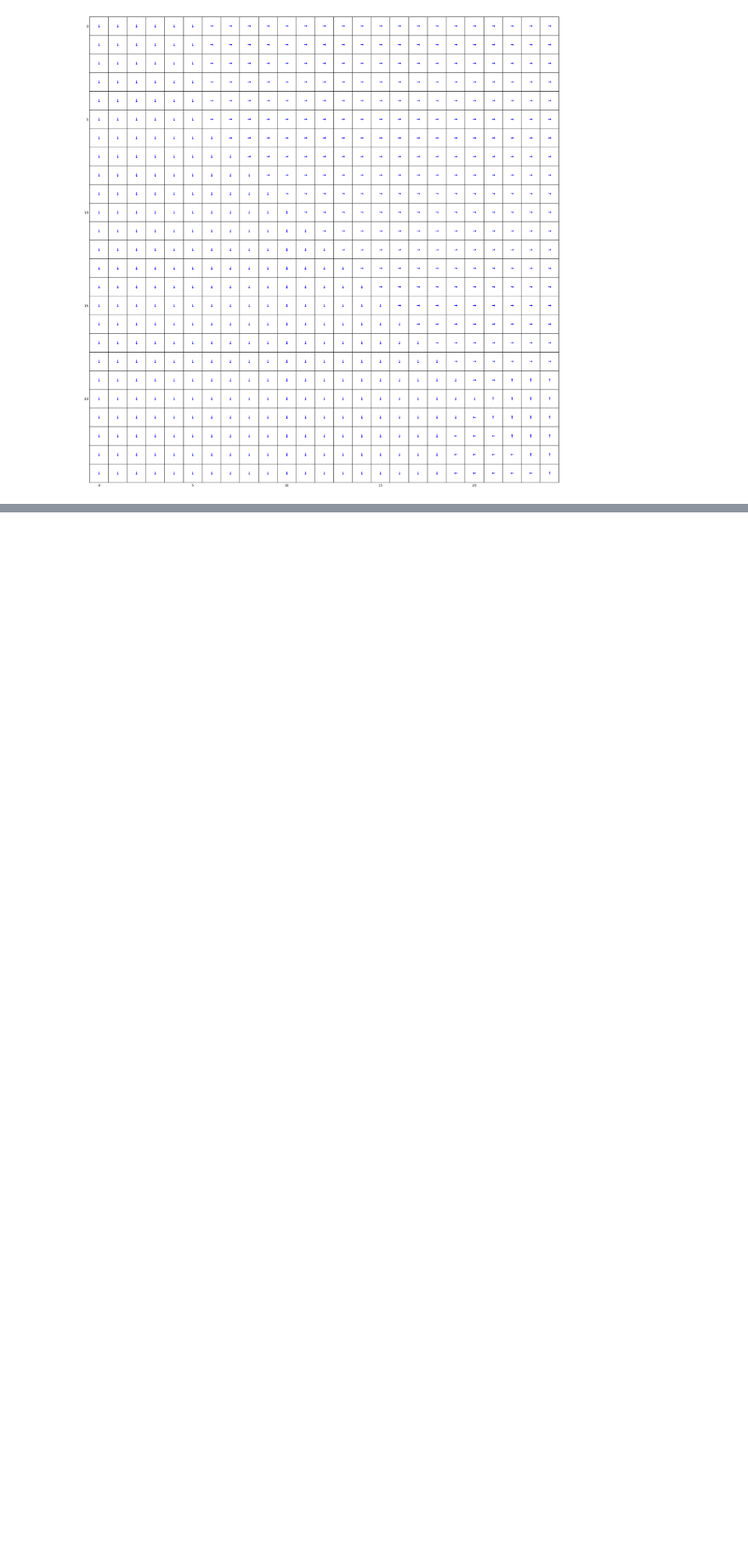
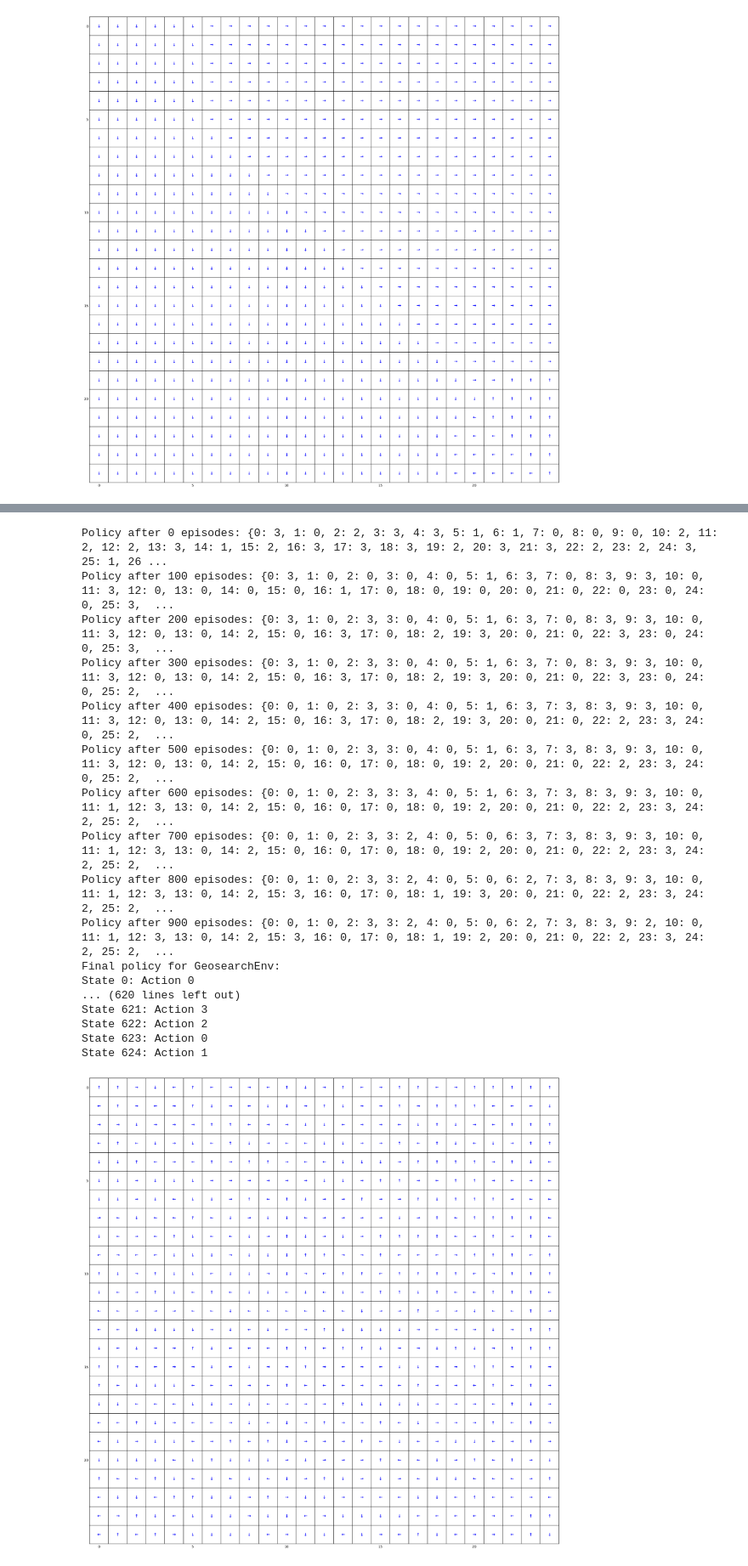
Before and after one commit to jbrismor/Hw-2_RL, a Jupyter notebook: testing.ipynb, the cells around one changed output, grey strips where cells are left out. Shown: that part at 85% size. Cells and saved outputs as stored; diff of their text form; code cells hidden in the pictures; blank space fills up the shorter version.

```diff
--- a/testing.ipynb
+++ b/testing.ipynb
@@ -65,0 +117,43 @@ plotter.plot()
+# %%
+# Initialize the Geosearch environment
+env = GeosearchEnv()
+
+# Initialize the MonteCarloSolver with the parameters needed for Geosearch
+mc_solver = MonteCarloSolver(env, gamma=0.99, epsilon=0.1, exploring_starts=True, episodes=1000)
+
+# Run the Monte Carlo solver to compute the policy
+policy = mc_solver.run()
+
+# Print the final policy for inspection
+print("Final policy for GeosearchEnv:")
+for state, action in policy.items():
+    print(f"State {state}: Action {action}")
+
+# Plot the optimal policy using PolicyPlotter
+action_symbols = {0: '↑', 1: '↓', 2: '←', 3: '→'}
+plotter = PolicyPlotter_MC(grid_size=(env.grid_size, env.grid_size),
+                        policy=policy,
+                        walls=[],  # No walls in Geosearch
+                        terminal_states=[],  # Add terminal states if defined
+                        action_symbols=action_symbols)
+
+plotter.plot()
+# %% [output]
+Policy after 0 episodes: {0: 3, 1: 0, 2: 2, 3: 3, 4: 3, 5: 1, 6: 1, 7: 0, 8: 0, 9: 0, 10: 2, 11: 2, 12: 2, 13: 3, 14: 1, 15: 2, 16: 3, 17: 3, 18: 3, 19: 2, 20: 3, 21: 3, 22: 2, 23: 2, 24: 3, 25: 1, 26 ...
+Policy after 100 episodes: {0: 3, 1: 0, 2: 0, 3: 0, 4: 0, 5: 1, 6: 3, 7: 0, 8: 3, 9: 3, 10: 0, 11: 3, 12: 0, 13: 0, 14: 0, 15: 0, 16: 1, 17: 0, 18: 0, 19: 0, 20: 0, 21: 0, 22: 0, 23: 0, 24: 0, 25: 3,  ...
+Policy after 200 episodes: {0: 3, 1: 0, 2: 3, 3: 0, 4: 0, 5: 1, 6: 3, 7: 0, 8: 3, 9: 3, 10: 0, 11: 3, 12: 0, 13: 0, 14: 2, 15: 0, 16: 3, 17: 0, 18: 2, 19: 3, 20: 0, 21: 0, 22: 3, 23: 0, 24: 0, 25: 3,  ...
+Policy after 300 episodes: {0: 3, 1: 0, 2: 3, 3: 0, 4: 0, 5: 1, 6: 3, 7: 0, 8: 3, 9: 3, 10: 0, 11: 3, 12: 0, 13: 0, 14: 2, 15: 0, 16: 3, 17: 0, 18: 2, 19: 3, 20: 0, 21: 0, 22: 3, 23: 0, 24: 0, 25: 2,  ...
+Policy after 400 episodes: {0: 0, 1: 0, 2: 3, 3: 0, 4: 0, 5: 1, 6: 3, 7: 3, 8: 3, 9: 3, 10: 0, 11: 3, 12: 0, 13: 0, 14: 2, 15: 0, 16: 3, 17: 0, 18: 2, 19: 3, 20: 0, 21: 0, 22: 2, 23: 3, 24: 0, 25: 2,  ...
+Policy after 500 episodes: {0: 0, 1: 0, 2: 3, 3: 0, 4: 0, 5: 1, 6: 3, 7: 3, 8: 3, 9: 3, 10: 0, 11: 3, 12: 0, 13: 0, 14: 2, 15: 0, 16: 0, 17: 0, 18: 0, 19: 2, 20: 0, 21: 0, 22: 2, 23: 3, 24: 0, 25: 2,  ...
+Policy after 600 episodes: {0: 0, 1: 0, 2: 3, 3: 3, 4: 0, 5: 1, 6: 3, 7: 3, 8: 3, 9: 3, 10: 0, 11: 1, 12: 3, 13: 0, 14: 2, 15: 0, 16: 0, 17: 0, 18: 0, 19: 2, 20: 0, 21: 0, 22: 2, 23: 3, 24: 2, 25: 2,  ...
+Policy after 700 episodes: {0: 0, 1: 0, 2: 3, 3: 2, 4: 0, 5: 0, 6: 3, 7: 3, 8: 3, 9: 3, 10: 0, 11: 1, 12: 3, 13: 0, 14: 2, 15: 0, 16: 0, 17: 0, 18: 0, 19: 2, 20: 0, 21: 0, 22: 2, 23: 3, 24: 2, 25: 2,  ...
+Policy after 800 episodes: {0: 0, 1: 0, 2: 3, 3: 2, 4: 0, 5: 0, 6: 2, 7: 3, 8: 3, 9: 3, 10: 0, 11: 1, 12: 3, 13: 0, 14: 2, 15: 3, 16: 0, 17: 0, 18: 1, 19: 3, 20: 0, 21: 0, 22: 2, 23: 3, 24: 2, 25: 2,  ...
+Policy after 900 episodes: {0: 0, 1: 0, 2: 3, 3: 2, 4: 0, 5: 0, 6: 2, 7: 3, 8: 3, 9: 2, 10: 0, 11: 1, 12: 3, 13: 0, 14: 2, 15: 3, 16: 0, 17: 0, 18: 1, 19: 2, 20: 0, 21: 0, 22: 2, 23: 3, 24: 2, 25: 2,  ...
+Final policy for GeosearchEnv:
+State 0: Action 0
+... (620 lines left out)
+State 621: Action 3
+State 622: Action 2
+State 623: Action 0
+State 624: Action 1
+[figure, added]
```
Also changed, not shown: parts of 14 cells of this notebook, 4 other files.
